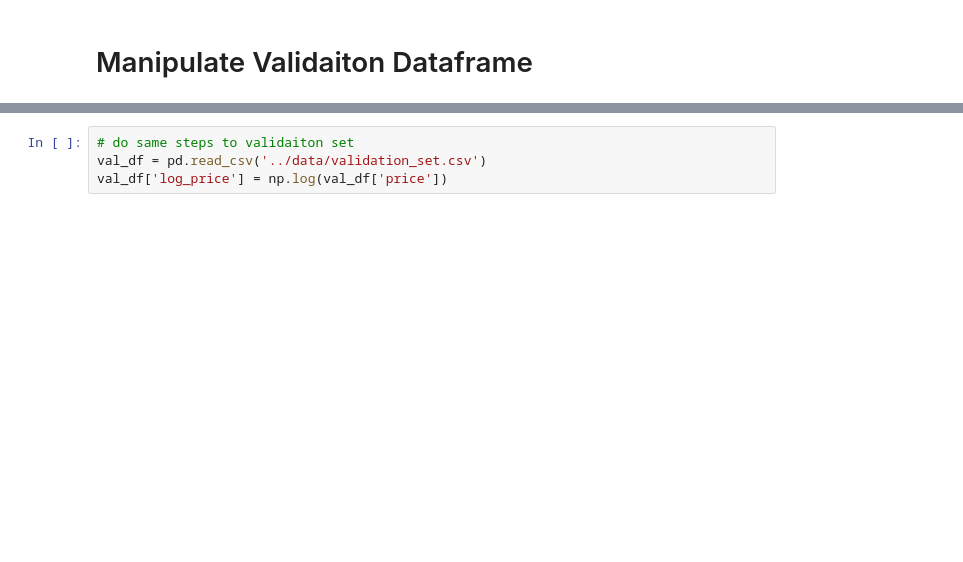
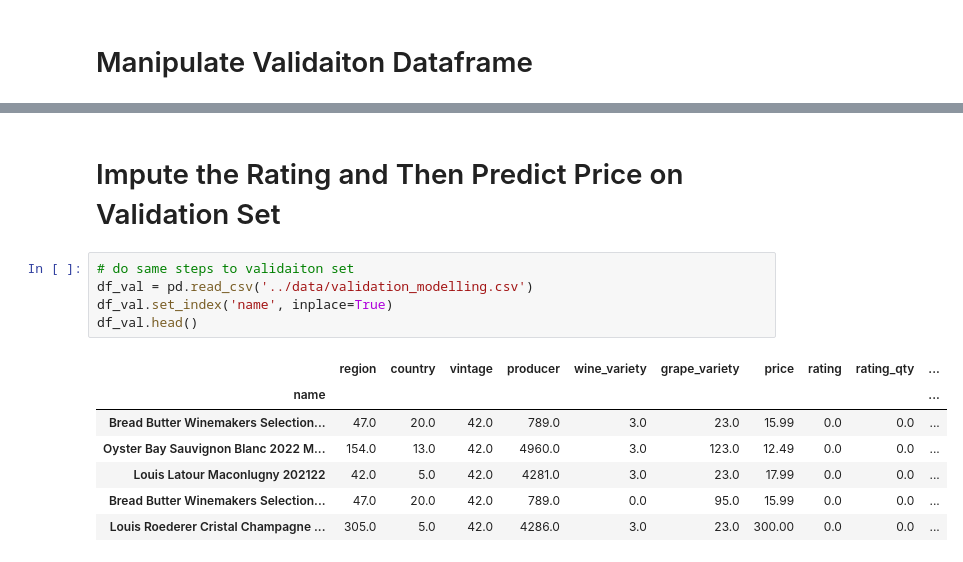
Before and after one commit to acdaniel864/capstone, a Jupyter notebook: code/05_validation_feature_engineering.ipynb, the cells around one changed output, grey strips where cells are left out. Drawn from its saved outputs; the diff is of its cells as text; blank space fills up the shorter version.

```diff
--- a/code/05_validation_feature_engineering.ipynb
+++ b/code/05_validation_feature_engineering.ipynb
@@ -9,4 +111,15 @@ import statistics
+# %% [markdown]
+# Impute the Rating and Then Predict Price on Validation Set
 # %%
 # do same steps to validaiton set
-val_df = pd.read_csv('../data/validation_set.csv')
-val_df['log_price'] = np.log(val_df['price'])
+df_val = pd.read_csv('../data/validation_modelling.csv')
+df_val.set_index('name', inplace=True)
+df_val.head()
+# %% [output]
+|  | region | country | vintage | producer | wine_variety | grape_variety | price | rating | rating_qty | ... |
+| name |  |  |  |  |  |  |  |  |  | ... |
+| Bread Butter Winemakers Selection... | 47.0 | 20.0 | 42.0 | 789.0 | 3.0 | 23.0 | 15.99 | 0.0 | 0.0 | ... |
+| Oyster Bay Sauvignon Blanc 2022 M... | 154.0 | 13.0 | 42.0 | 4960.0 | 3.0 | 123.0 | 12.49 | 0.0 | 0.0 | ... |
+| Louis Latour Maconlugny 202122 | 42.0 | 5.0 | 42.0 | 4281.0 | 3.0 | 23.0 | 17.99 | 0.0 | 0.0 | ... |
+| Bread Butter Winemakers Selection... | 47.0 | 20.0 | 42.0 | 789.0 | 0.0 | 95.0 | 15.99 | 0.0 | 0.0 | ... |
+| Louis Roederer Cristal Champagne ... | 305.0 | 5.0 | 42.0 | 4286.0 | 3.0 | 23.0 | 300.00 | 0.0 | 0.0 | ... |
```
Also changed, not shown: parts of 20 cells of this notebook, 8 other files.
